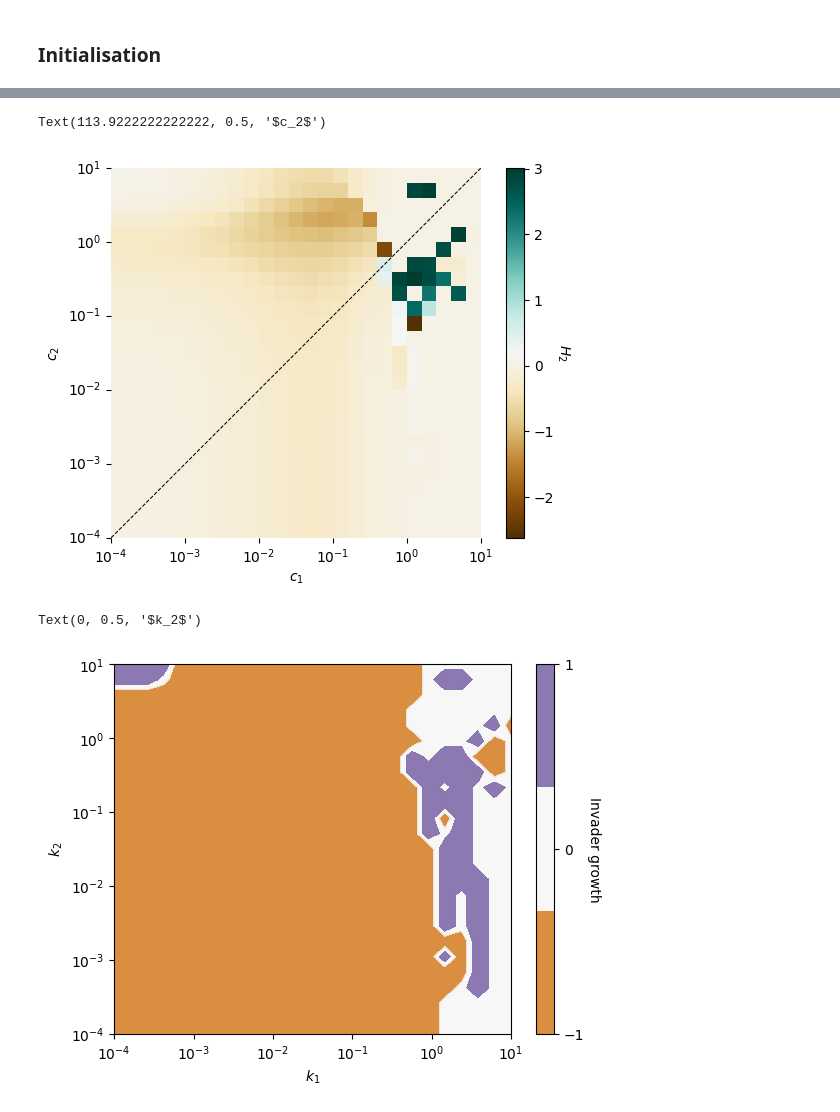
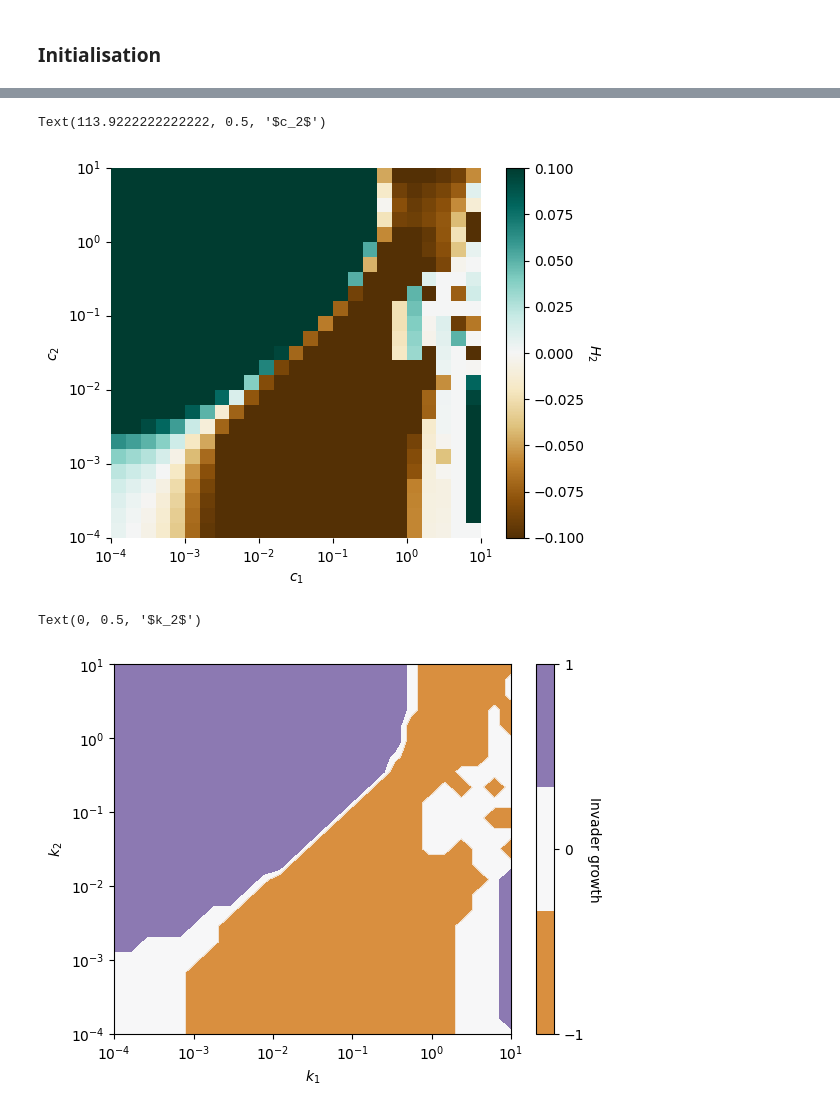
Before and after one commit to rbnmj/turingmodel, a Jupyter notebook: main_crowding.ipynb, the cells around one changed output, grey strips where cells are left out. Cells and saved outputs as stored; diff of their text form; code cells hidden in the pictures.

```diff
--- a/main_crowding.ipynb
+++ b/main_crowding.ipynb
@@ -54,7 +54,7 @@ def slow(var, t):
     d_H1a = c_1 * (H_1a + H_2a)
     d_H1b = c_1 * (H_1b + H_2b)
     d_H2a = c_2 * (H_2a + H_1a)
-    d_H2b = c_2 * (H_2b + H_2a)
+    d_H2b = c_2 * (H_2b + H_1b)
 
     # change of nutrients
     dN_a = D * (S - N_a) - r_a * A_a + d_N * (N_b - N_a)
@@ -127,9 +132,9 @@ plt.tight_layout()
 # %%
 t_end = 4000
-number_steps = 4000
+number_steps = 10000
 t = np.linspace(0,t_end,number_steps)
-c_1 = 0.5
-c_2 = 0.5
+c_1 = 0.001
+c_2 = 5
 var0 = [2, 2.5, 2.5, 2, 0.08, 0.4, 10**-6, 10**-6, 0, 0, 0, 0]
 var = []
 var = integ.odeint(slow, var0, t)
@@ -150,6 +155,8 @@ c_range = np.geomspace(0.0001, 10, 50)
 t_end = 10000
 number_steps = 1000
 t = np.linspace(0,t_end,number_steps)
+
+var0 = [2, 2.5, 2.5, 2, 0.08, 0.4, 0.08, 0.4, 0, 0, 0, 0]
 
 density_H1x = np.zeros((len(c_range), len(c_range)))
 density_H1y = np.zeros((len(c_range), len(c_range)))
@@ -287,7 +316,7 @@ c_range = np.geomspace(0.0001, 0.5, 25) #100
 # var = [N_a, N_b, A_a, A_b, H_1a, H_1b, H_2a, H_2b]
 var0 = [2, 2.5, 2.5, 2, 0.08, 0.4, 10**-6, 10**-6, 0, 0, 0, 0]
 
-num_extr = 11 # set number of maxima to be found
+num_extr = 5 # set number of maxima to be found
 
 H1_extr = []
 H2_extr = []
@@ -308,8 +337,8 @@ for c_2 in tqdm(c_range):
         H2_extr.append(find_maxima(np.log(var[:, 6])+np.log(var[:, 6]),num_extr))
 
         # results[i,j] = ...
-        slopeH1[i, j] = linregress(np.linspace(1, 9, 3),H1_extr[0][2:5])[0]
-        slopeH2[i, j] = linregress(np.linspace(1, 9, 3),H2_extr[0][2:5])[0]
+        slopeH1[i, j] = linregress(np.linspace(1, 9, 5),H1_extr[0][0:num_extr])[0]
+        slopeH2[i, j] = linregress(np.linspace(1, 9, 5),H2_extr[0][0:num_extr])[0]
 
         # workaround to empty lists
         H1_extr = []
@@ -322,40 +351,42 @@ for c_2 in tqdm(c_range):
 # np.savetxt("./data/crowding/growthrate/H2Slope.csv", slopeH2, delimiter=",")
 # %%
 # H2 change
+c_range = np.geomspace(0.0001, 0.5, 25)
 #slopeH2 = np.loadtxt("./data/crowding/growthrate/H2Slope.csv", delimiter=",")
 fig, ax3 = plt.subplots()
+ax3 = sns.heatmap(slopeH2, cmap="BrBG", square=True, cbar=False, vmin=-0.1, vmax=0.1)
 ticks = np.append(c_range, 10)
-ax3 = sns.heatmap(slopeH2, cmap="BrBG", square=True, cbar=False)#, vmin=-1.5, vmax=1.5)
 cbar3 = ax3.figure.colorbar(ax3.collections[0])
 cbar3.set_label('$H_2$', rotation=270, labelpad=12)
 ax3.set_xticks(np.linspace(0, len(c_range), 6))
 ax3.set_yticks(np.linspace(0, len(c_range), 6))
 ax3.invert_yaxis()
 ax3.set_xticklabels(("$10^{-4}$", "$10^{-3}$", "$10^{-2}$", "$10^{-1}$", "$10^{0}$", "$10^{1}$"), rotation=0)
 ax3.set_yticklabels(("$10^{-4}$", "$10^{-3}$", "$10^{-2}$", "$10^{-1}$", "$10^{0}$", "$10^{1}$"))
 #plt.grid(color='black', linewidth=0.5, linestyle='--')
-ax3.plot([0, len(c_range)], [0, len(c_range)], color="black", linestyle="--", linewidth=0.75)
+#ax3.plot([0, len(c_range)], [0, len(c_range)], color="black", linestyle="--", linewidth=0.75)
 plt.xlabel('$c_1$')
 plt.ylabel('$c_2$')
 # plt.title('Growth rate of $H_2$ \n $d_{H_{max}} = $' + str(d_Hmax) + ', H2 invader')
 # plt.savefig('./output/final/invasion_growthrateV3_'+str(d_Hmax)+'_H2_logV2.png')
 # %% [output]
 Text(113.9222222222222, 0.5, '$c_2$')
-[figure, old version]
+[figure, new version]
 # %%
 #slopeH2 = np.loadtxt("./data/crowding/growthrate/H2Slope.csv", delimiter=",")
-slopeH2[slopeH2 <= -0.005] = -1
-for i in range(len(slopeH2)):
-    for j in range(len(slopeH2[i])):
-        if (slopeH2[i][j] != -1) and (slopeH2[i][j] < 0.005) and (slopeH2[i][j] > -0.005):
-            slopeH2[i][j] = 0
-for i in range(len(slopeH2)):
-    for j in range(len(slopeH2[i])):
-        if ((slopeH2[i][j] >= 0.005)):
-            slopeH2[i][j] = 1
+slopeH2bin = np.copy(slopeH2)
+slopeH2bin[slopeH2bin <= -0.05] = -1
+for i in range(len(slopeH2bin)):
+    for j in range(len(slopeH2bin[i])):
+        if (slopeH2bin[i][j] != -1) and (slopeH2bin[i][j] < 0.05) and (slopeH2bin[i][j] > -0.05):
+            slopeH2bin[i][j] = 0
+for i in range(len(slopeH2bin)):
+    for j in range(len(slopeH2bin[i])):
+        if ((slopeH2bin[i][j] >= 0.05)):
+            slopeH2bin[i][j] = 1
 
 fig, ax = plt.subplots()
-im = plt.contourf(slopeH2, cmap="PuOr", levels=np.linspace(-1, 1, 4), alpha=0.8)
+im = plt.contourf(slopeH2bin, cmap="PuOr", levels=np.linspace(-1, 1, 4), alpha=0.8)
 cbar = fig.colorbar(im)
 cbar.set_ticks([-1, 0, 1])
 cbar.set_label('Invader growth', rotation=270, labelpad=12)
@@ -368,4 +399,4 @@ ax.set_xlabel('$k_1$')
 ax.set_ylabel('$k_2$')
 # %% [output]
 Text(0, 0.5, '$k_2$')
-[figure, old version]
+[figure, new version]
```
Also changed, not shown: parts of 6 cells of this notebook, 3 other files.
